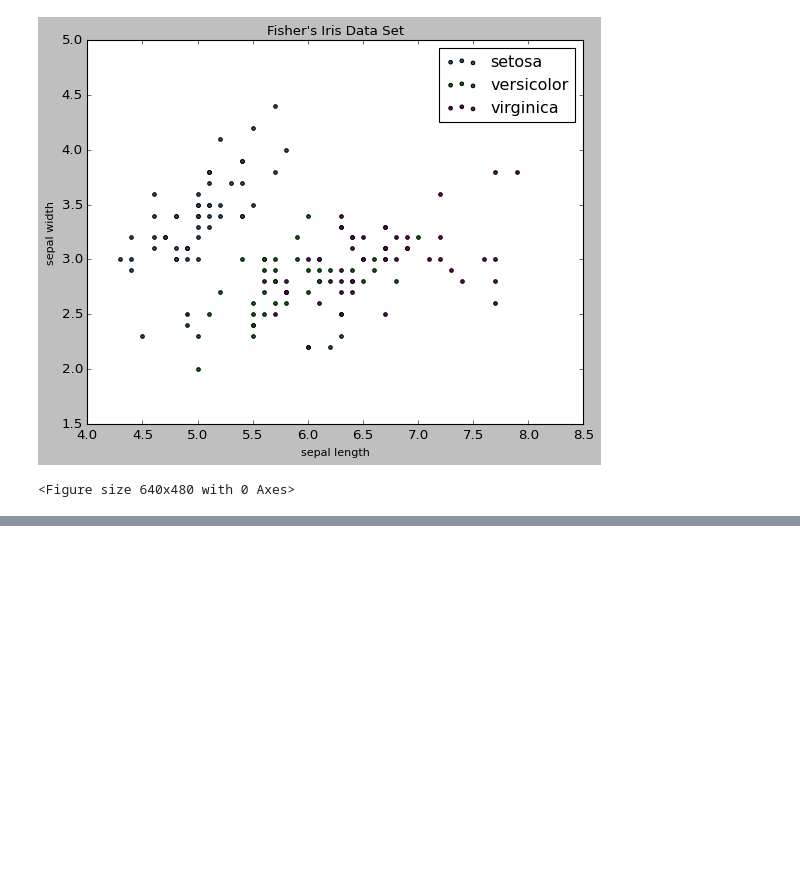
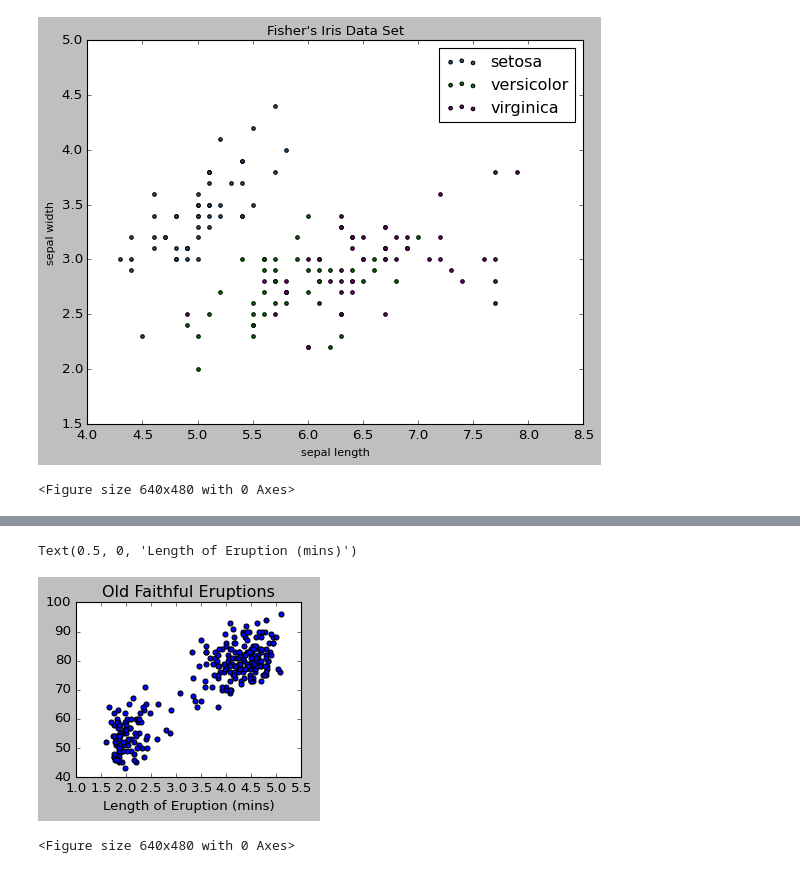
Before and after one commit to dnlsyfq/py_plotsgraphic, a Jupyter notebook: matplotlib.ipynb, the cells around one changed output, grey strips where cells are left out. Drawn from its saved outputs; the diff is of its cells as text; code cells hidden in the pictures; blank space fills up the shorter version.

```diff
--- a/matplotlib.ipynb
+++ b/matplotlib.ipynb
@@ -202,0 +251,14 @@ fig.savefig('petal_length.png')
+# %%
+plt.subplot(2,2,4)
+plt.scatter(eruptions_times,waiting_times)
+plt.title('Old Faithful Eruptions')
+plt.xlabel('Length of Eruption (mins)')
+plt.ylabel('Time Between Eruptions')
+# %% [output]
+Text(0.5, 0, 'Length of Eruption (mins)')
+[figure, added]
+# %%
+plt.tight_layout()
+plt.show()
+# %% [output]
+<Figure size 640x480 with 0 Axes>
```
Also changed, not shown: parts of 7 cells of this notebook, 1 other file.
